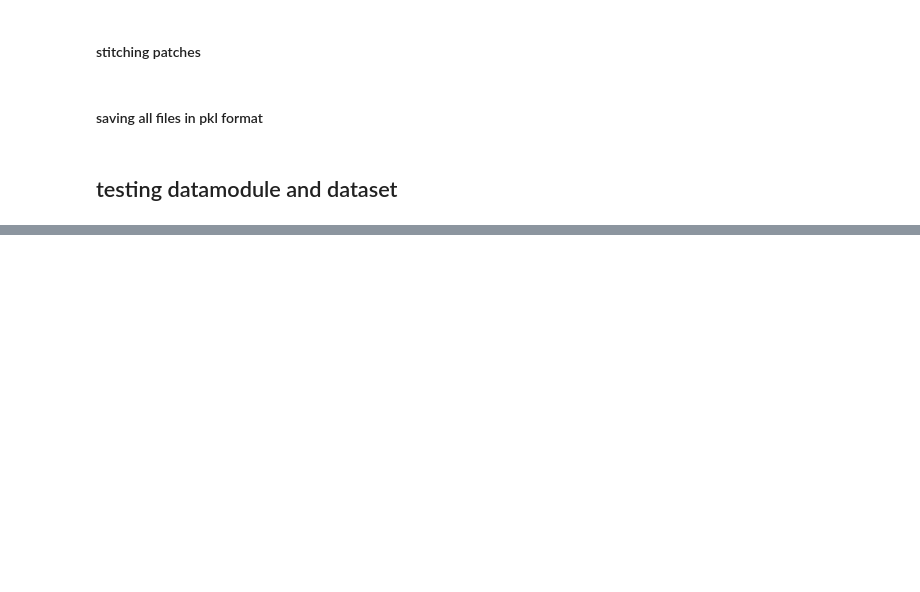
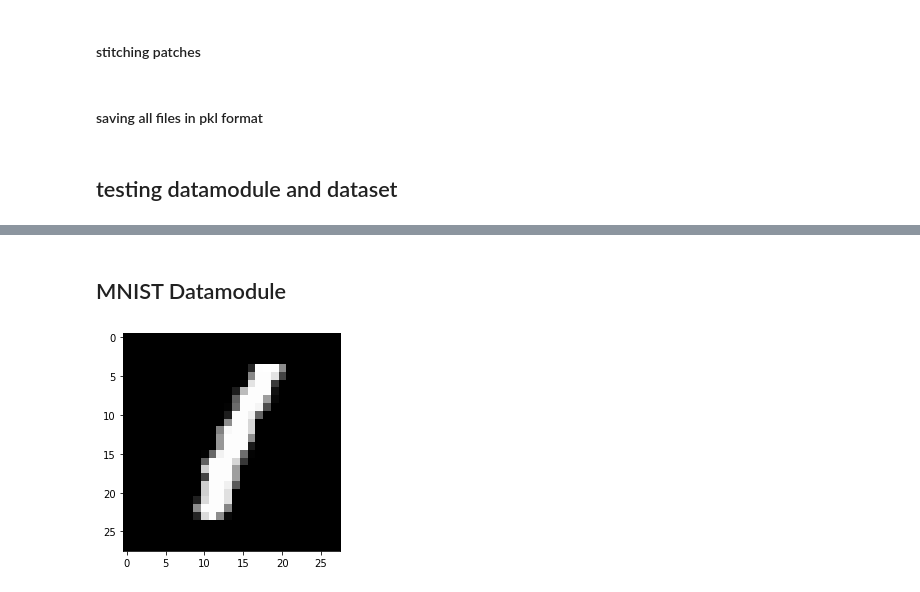
Before and after one commit to MahdiGilany/SSL_micro_ultrasound, a Jupyter notebook: notebooks/1.0-jqp-initial-datamodule-transfering.ipynb, the cells around one changed output, grey strips where cells are left out. Saved outputs shown, nothing was run; the diff lists cells and outputs as text; code cells hidden in the pictures; blank space fills up the shorter version.

```diff
--- a/notebooks/1.0-jqp-initial-datamodule-transfering.ipynb
+++ b/notebooks/1.0-jqp-initial-datamodule-transfering.ipynb
@@ -257,0 +348,12 @@ plt.imshow(x[0,:,:], 'gray',norm=NoNorm())
+# %% [markdown]
+## MNIST Datamodule
+# %%
+from src.datamodules.mnist_datamodule import MNISTDataModule
+from torchvision.datasets import MNIST
+mnist_dir = 'C:\\Users\\Mahdi\\Desktop\\Shared_folder\\OneDrive_Queens_University\\Project_codes\\SSLmicroUltrasound\\data\\'
+mnist_ds = MNIST(mnist_dir, train=True, download=False)
+mnist_img, _ = mnist_ds.__getitem__(105)
+plt.imshow(mnist_img, 'gray')
+tensor_mnist = np.array(mnist_img)
+# %% [output]
+[figure, added]
```
Also changed, not shown: parts of 16 cells of this notebook, 5 other files.
